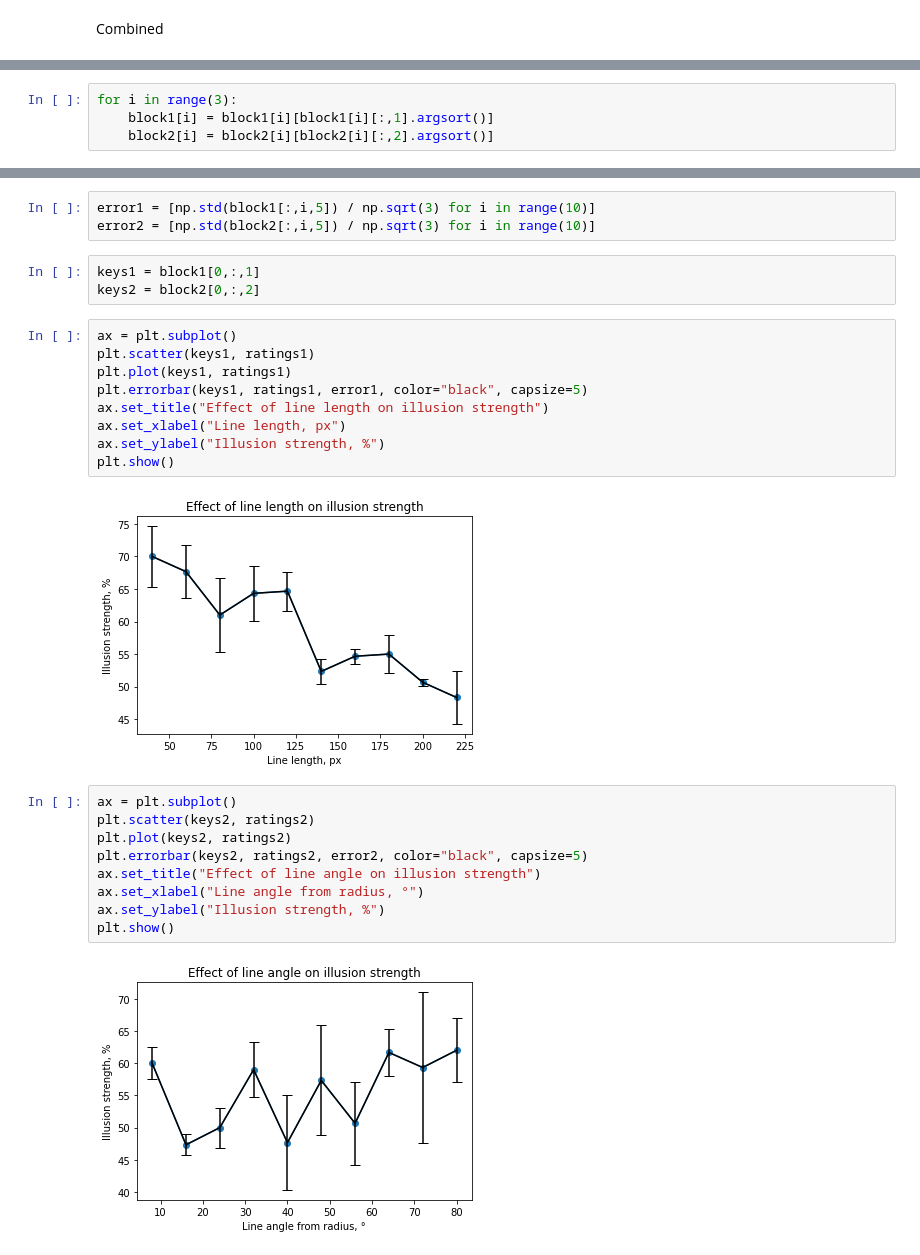
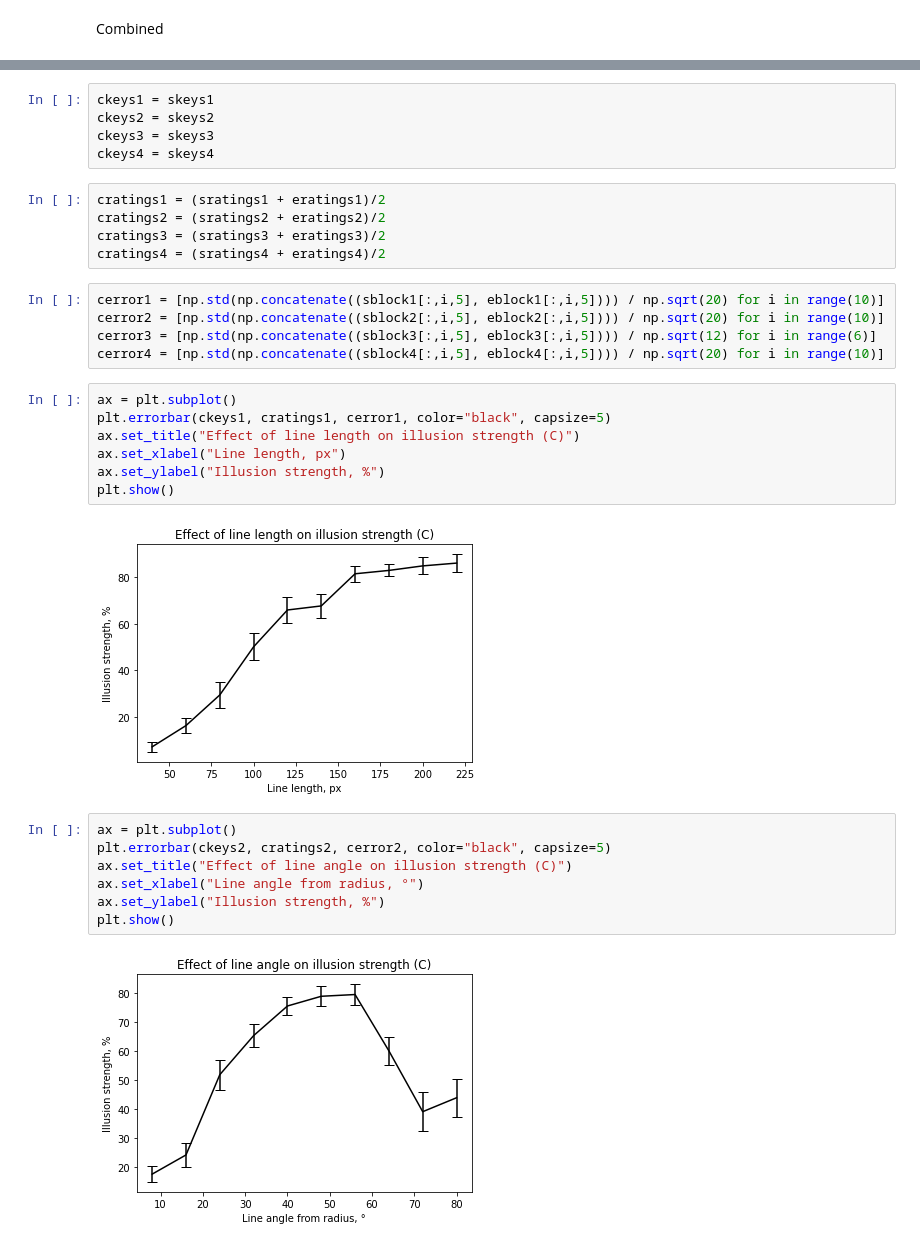
Before and after one commit to ChrisBaoCC/RLTIExperiment, a Jupyter notebook: analysis.ipynb, the cells around one changed output, grey strips where cells are left out. Saved outputs shown, nothing was run; the diff lists cells and outputs as text.

```diff
--- a/analysis.ipynb
+++ b/analysis.ipynb
@@ -119,4 +223,0 @@ block2 = np.reshape(block2, (3, 10, -1))
-# %%
-for i in range(3):
-    block1[i] = block1[i][block1[i][:,1].argsort()]
-    block2[i] = block2[i][block2[i][:,2].argsort()]
@@ -126,28 +224,33 @@ ratings2 = (block2[0,:,-1] + block2[1,:,-1] + block2[2,:,-1]) / 3
-# %%
-error1 = [np.std(block1[:,i,5]) / np.sqrt(3) for i in range(10)]
-error2 = [np.std(block2[:,i,5]) / np.sqrt(3) for i in range(10)]
-# %%
-keys1 = block1[0,:,1]
-keys2 = block2[0,:,2]
+# %%
+ckeys1 = skeys1
+ckeys2 = skeys2
+ckeys3 = skeys3
+ckeys4 = skeys4
+# %%
+cratings1 = (sratings1 + eratings1)/2
+cratings2 = (sratings2 + eratings2)/2
+cratings3 = (sratings3 + eratings3)/2
+cratings4 = (sratings4 + eratings4)/2
+# %%
+cerror1 = [np.std(np.concatenate((sblock1[:,i,5], eblock1[:,i,5]))) / np.sqrt(20) for i in range(10)]
+cerror2 = [np.std(np.concatenate((sblock2[:,i,5], eblock2[:,i,5]))) / np.sqrt(20) for i in range(10)]
+cerror3 = [np.std(np.concatenate((sblock3[:,i,5], eblock3[:,i,5]))) / np.sqrt(12) for i in range(6)]
+cerror4 = [np.std(np.concatenate((sblock4[:,i,5], eblock4[:,i,5]))) / np.sqrt(20) for i in range(10)]
 # %%
 ax = plt.subplot()
-plt.scatter(keys1, ratings1)
-plt.plot(keys1, ratings1)
-plt.errorbar(keys1, ratings1, error1, color="black", capsize=5)
-ax.set_title("Effect of line length on illusion strength")
+plt.errorbar(ckeys1, cratings1, cerror1, color="black", capsize=5)
+ax.set_title("Effect of line length on illusion strength (C)")
 ax.set_xlabel("Line length, px")
 ax.set_ylabel("Illusion strength, %")
 plt.show()
 # %% [output]
-[figure, old version]
+[figure, new version]
 # %%
 ax = plt.subplot()
-plt.scatter(keys2, ratings2)
-plt.plot(keys2, ratings2)
-plt.errorbar(keys2, ratings2, error2, color="black", capsize=5)
-ax.set_title("Effect of line angle on illusion strength")
+plt.errorbar(ckeys2, cratings2, cerror2, color="black", capsize=5)
+ax.set_title("Effect of line angle on illusion strength (C)")
 ax.set_xlabel("Line angle from radius, °")
 ax.set_ylabel("Illusion strength, %")
 plt.show()
 # %% [output]
-[figure, old version]
+[figure, new version]
```
Also changed, not shown: parts of 34 cells of this notebook, 5 other files.
